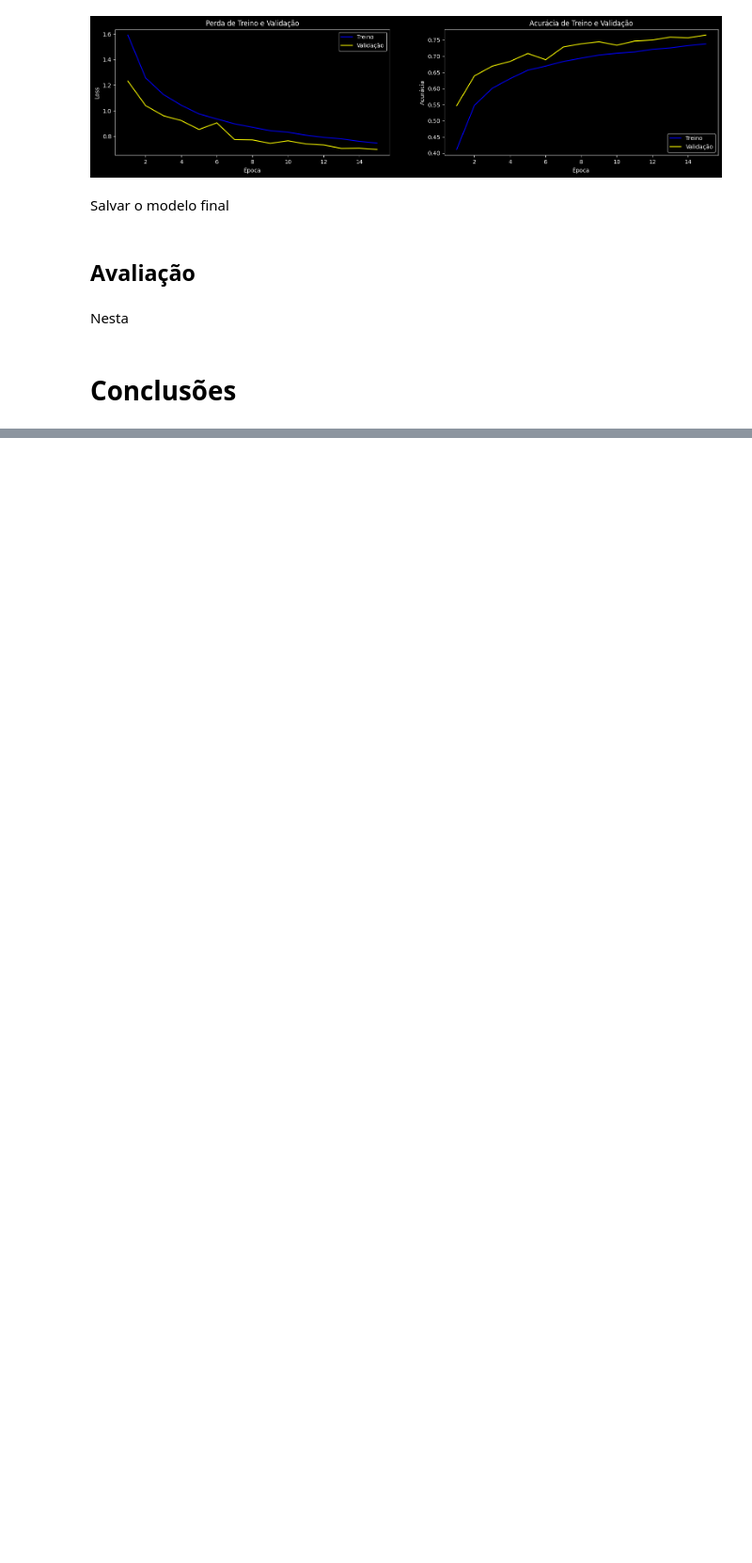
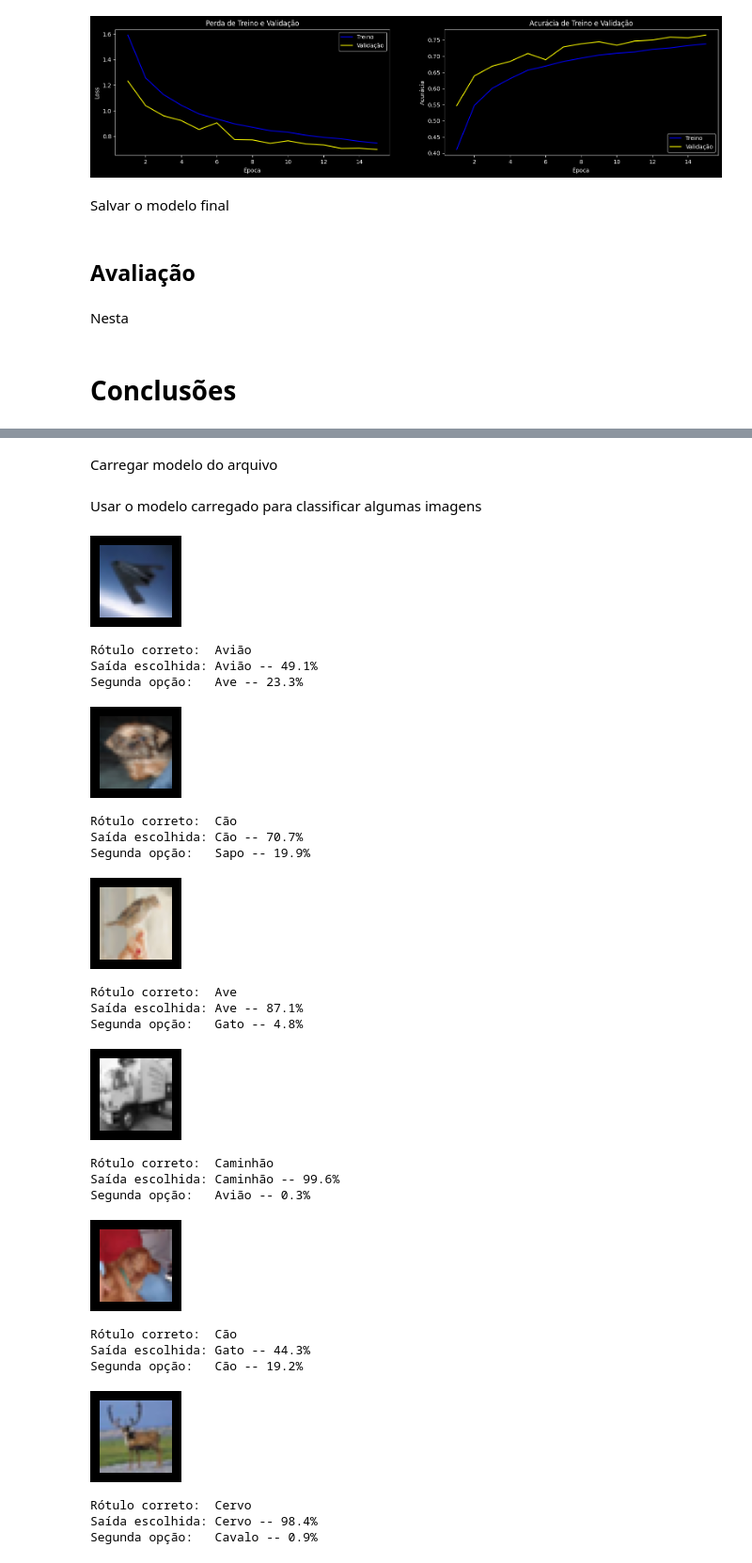
Before and after one commit to samuelrubert/pucrio-mvp-deeplearning, a Jupyter notebook: Meu_classificador_de_imagens_CIFAR_10.ipynb, the cells around one changed output, grey strips where cells are left out. Shown at 94% size. Drawn from its saved outputs; the diff is of its cells as text; code cells hidden in the pictures; blank space fills up the shorter version.

Commit message:
Inclusão da seção Conclusões com demonstração do modelo

```diff
--- a/Meu_classificador_de_imagens_CIFAR_10.ipynb
+++ b/Meu_classificador_de_imagens_CIFAR_10.ipynb
@@ -77,7 +77,7 @@ Função para exibir algumas saídas do modelo
 # %%
 def testar_saidas(modelo, num_imgs):
     saidas = []
-    start = 115
+    start = 154
     for i in range(start, start+num_imgs):
         # Exibir imagem de entrada
         img = x_test[i]
@@ -90,7 +90,11 @@ def testar_saidas(modelo, num_imgs):
         input = np.array([img]) # Batch com 1 elemento
         out = modelo.predict(input, verbose=0)
 
-        # Exibir categoria de saída
+        # Exibir categoria correta
+        cat0 = categorias[y_test[i][0]]
+        print(f"Rótulo correto:  {cat0}")
+
+        # Exibir categoria prevista
         cat = categorias[np.argmax(out)]
         prob = np.round(np.max(out) * 100, 1)
         print(f"Saída escolhida: {cat} -- {prob}%")
@@ -100,7 +104,7 @@ def testar_saidas(modelo, num_imgs):
         out2[0][np.argmax(out)] = 0
         cat2 = categorias[np.argmax(out2)]
         prob2 = np.round(np.max(out2) * 100, 1)
-        print(f"Segunda opção: {cat2} -- {prob2}%")
+        print(f"Segunda opção:   {cat2} -- {prob2}%")
         print()
 # %% [markdown]
 ## Preparação do dataset
@@ -805,2 +827,33 @@ Nesta
+# %% [markdown]
+Carregar modelo do arquivo
 # %%
 classificador_load = tf.keras.models.load_model('classificador_final.keras')
+# %% [markdown]
+Usar o modelo carregado para classificar algumas imagens
+# %%
+testar_saidas(classificador_load, 6)
+# %% [output]
+[figure, added]
+Rótulo correto:  Avião
+Saída escolhida: Avião -- 49.1%
+Segunda opção:   Ave -- 23.3%
+[figure, added]
+Rótulo correto:  Cão
+Saída escolhida: Cão -- 70.7%
+Segunda opção:   Sapo -- 19.9%
+[figure, added]
+Rótulo correto:  Ave
+Saída escolhida: Ave -- 87.1%
+Segunda opção:   Gato -- 4.8%
+[figure, added]
+Rótulo correto:  Caminhão
+Saída escolhida: Caminhão -- 99.6%
+Segunda opção:   Avião -- 0.3%
+[figure, added]
+Rótulo correto:  Cão
+Saída escolhida: Gato -- 44.3%
+Segunda opção:   Cão -- 19.2%
+[figure, added]
+Rótulo correto:  Cervo
+Saída escolhida: Cervo -- 98.4%
+Segunda opção:   Cavalo -- 0.9%
```
Also changed, not shown: parts of 7 cells of this notebook.
